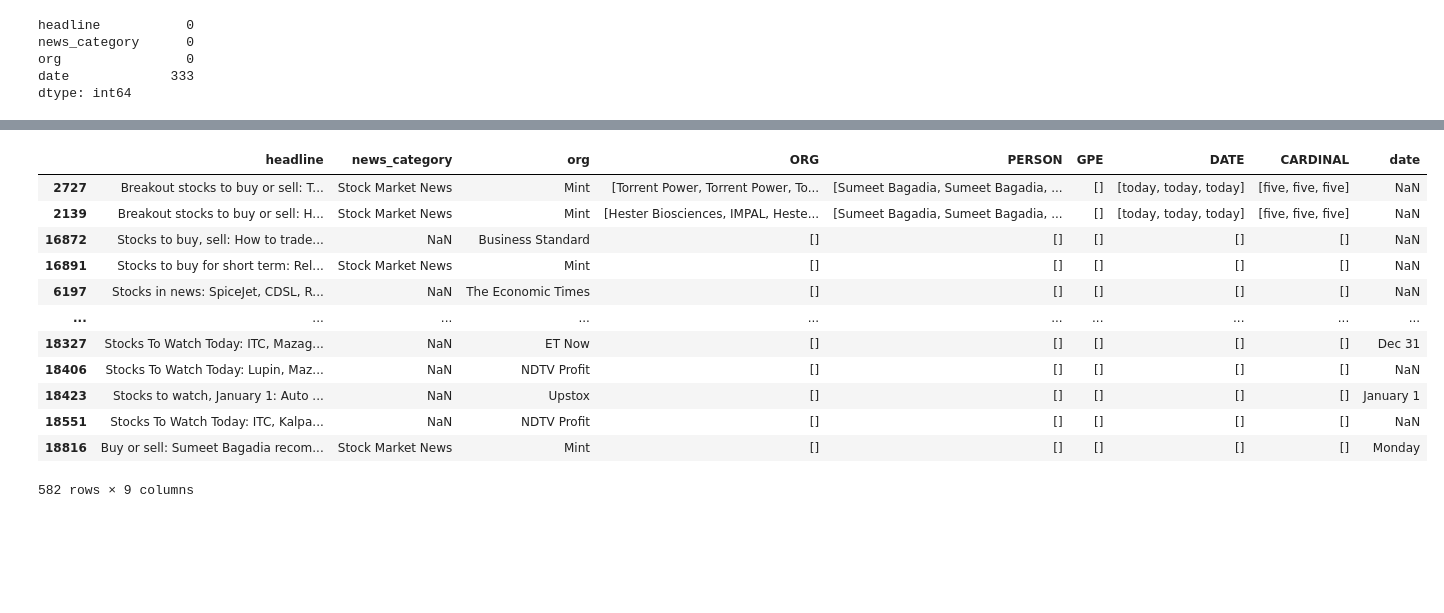
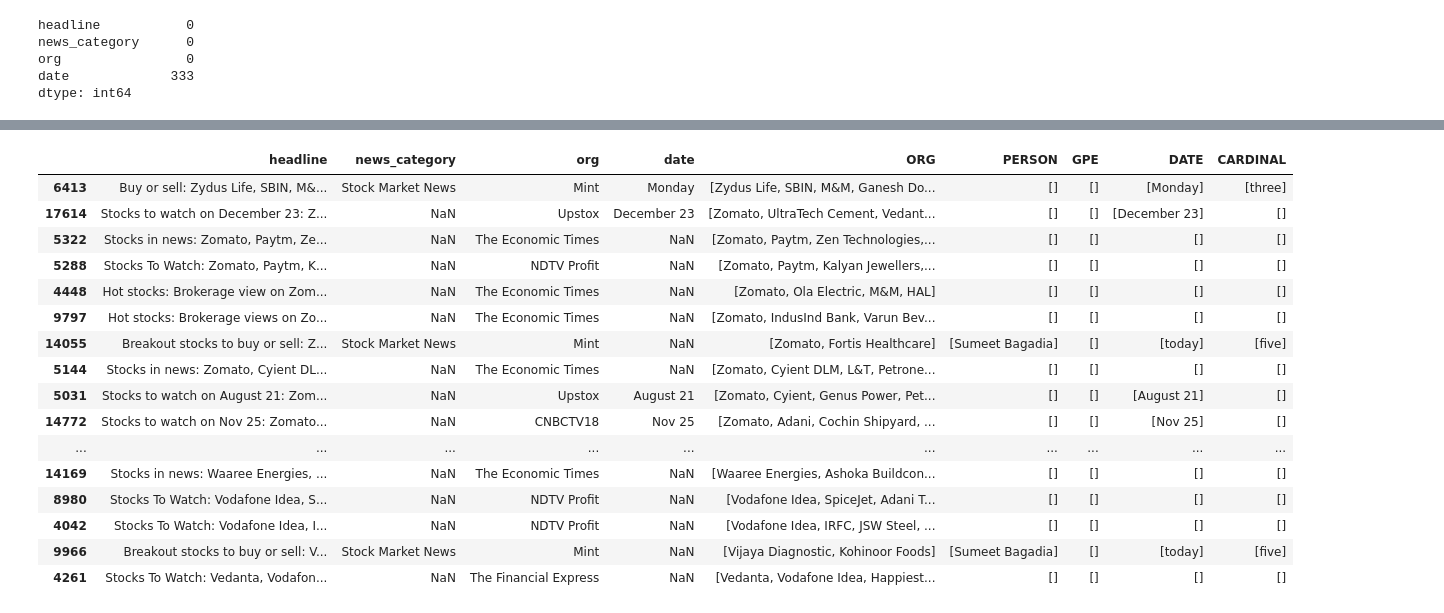
Before and after one commit to zafar0171/EDA-and-Stats, a Jupyter notebook: Documents/tf/MySql_code_CLeaned.ipynb, the cells around one changed output, grey strips where cells are left out. Drawn from its saved outputs; the diff is of its cells as text; code cells hidden in the pictures; blank space fills up the shorter version.

```diff
--- a/Documents/tf/MySql_code_CLeaned.ipynb
+++ b/Documents/tf/MySql_code_CLeaned.ipynb
@@ -678,0 +709,3 @@ AttributeError: 'Series' object has no attribute 'append'
+# %%
+filtered_data = new_df.loc[index_number]
+filtered_data.head(100)
@@ -793,0 +817,3 @@ AttributeError: 'Series' object has no attribute 'append'
+# %%
+filtered_data = new_df.loc[index_number]
+filtered_data.head(1)
@@ -794,3 +823,5 @@ AttributeError: 'Series' object has no attribute 'append'
+# %%
+filtered = filtered_data.copy()
 # %%
 import pandas as pd
 import spacy
@@ -800,22 +831,22 @@ from IPython.core.display import display, HTML
 #nlp = spacy.load("en_core_web_trf")
 
 # Sample DataFrame
-data = {
-    'headline': [
-        "Apple acquires a new company in California",
-        "Elon Musk plans to visit India in 2024",
-        "Google announces partnership with NASA",
-        "Bill Gates to donate $1 billion in 2025"
-    ]
-}
-filtered = pd.DataFrame(data)
+# data = {
+#     'headline': [
+#         "Apple acquires a new company in California",
+#         "Elon Musk plans to visit India in 2024",
+#         "Google announces partnership with NASA",
+#         "Bill Gates to donate $1 billion in 2025"
+#     ]
+# }
+# filtered = pd.DataFrame(data)
 
 # Define entity types to extract
 entity_types = ['ORG', 'PERSON', 'GPE', 'DATE', 'CARDINAL']
 
 # Add default empty list columns for each entity type
-for entity in entity_types:
-    filtered[entity] = [[] for _ in range(len(filtered))]
+#for entity in entity_types:
+#    filtered[entity] = [[] for _ in range(len(filtered))]
 
 # Extract entities and update DataFrame
 for index, headline in filtered['headline'].items():  # Updated to `items()`
@@ -827,9 +858,9 @@ for index, headline in filtered['headline'].items():  # Updated to `items()`
     display(HTML(rendered_html))  # Display rendered entities as HTML in a notebook
 
     # Extract entities and update DataFrame
-    for ent in doc.ents:
-        if ent.label_ in entity_types:
-            filtered.at[index, ent.label_].append(ent.text)
+   # for ent in doc.ents:
+    #    if ent.label_ in entity_types:
+    #        filtered.at[index, ent.label_].append(ent.text)
 
 # Display updated DataFrame
 print(filtered)
@@ -852,16 +955,20 @@ Bill Gates PERSON to donate $1 billion MONEY in 2025 DATE
 # %%
-filtered_data.sort_values(by = 'ORG',ascending = False)
+filtered_data.sort_values(by = 'ORG',ascending = False).head(20)
 # %% [output]
-|  | headline | news_category | org | ORG | PERSON | GPE | DATE | CARDINAL | date |
-| 2727 | Breakout stocks to buy or sell: T... | Stock Market News | Mint | [Torrent Power, Torrent Power, To... | [Sumeet Bagadia, Sumeet Bagadia, ... | [] | [today, today, today] | [five, five, five] | NaN |
-| 2139 | Breakout stocks to buy or sell: H... | Stock Market News | Mint | [Hester Biosciences, IMPAL, Heste... | [Sumeet Bagadia, Sumeet Bagadia, ... | [] | [today, today, today] | [five, five, five] | NaN |
-| 16872 | Stocks to buy, sell: How to trade... | NaN | Business Standard | [] | [] | [] | [] | [] | NaN |
-| 16891 | Stocks to buy for short term: Rel... | Stock Market News | Mint | [] | [] | [] | [] | [] | NaN |
-| 6197 | Stocks in news: SpiceJet, CDSL, R... | NaN | The Economic Times | [] | [] | [] | [] | [] | NaN |
+|  | headline | news_category | org | date | ORG | PERSON | GPE | DATE | CARDINAL |
+| 6413 | Buy or sell: Zydus Life, SBIN, M&... | Stock Market News | Mint | Monday | [Zydus Life, SBIN, M&M, Ganesh Do... | [] | [] | [Monday] | [three] |
+| 17614 | Stocks to watch on December 23: Z... | NaN | Upstox | December 23 | [Zomato, UltraTech Cement, Vedant... | [] | [] | [December 23] | [] |
+| 5322 | Stocks in news: Zomato, Paytm, Ze... | NaN | The Economic Times | NaN | [Zomato, Paytm, Zen Technologies,... | [] | [] | [] | [] |
+| 5288 | Stocks To Watch: Zomato, Paytm, K... | NaN | NDTV Profit | NaN | [Zomato, Paytm, Kalyan Jewellers,... | [] | [] | [] | [] |
+| 4448 | Hot stocks: Brokerage view on Zom... | NaN | The Economic Times | NaN | [Zomato, Ola Electric, M&M, HAL] | [] | [] | [] | [] |
+| 9797 | Hot stocks: Brokerage views on Zo... | NaN | The Economic Times | NaN | [Zomato, IndusInd Bank, Varun Bev... | [] | [] | [] | [] |
+| 14055 | Breakout stocks to buy or sell: Z... | Stock Market News | Mint | NaN | [Zomato, Fortis Healthcare] | [Sumeet Bagadia] | [] | [today] | [five] |
+| 5144 | Stocks in news: Zomato, Cyient DL... | NaN | The Economic Times | NaN | [Zomato, Cyient DLM, L&T, Petrone... | [] | [] | [] | [] |
+| 5031 | Stocks to watch on August 21: Zom... | NaN | Upstox | August 21 | [Zomato, Cyient, Genus Power, Pet... | [] | [] | [August 21] | [] |
+| 14772 | Stocks to watch on Nov 25: Zomato... | NaN | CNBCTV18 | Nov 25 | [Zomato, Adani, Cochin Shipyard, ... | [] | [] | [Nov 25] | [] |
 | ... | ... | ... | ... | ... | ... | ... | ... | ... | ... |
-| 18327 | Stocks To Watch Today: ITC, Mazag... | NaN | ET Now | [] | [] | [] | [] | [] | Dec 31 |
-| 18406 | Stocks To Watch Today: Lupin, Maz... | NaN | NDTV Profit | [] | [] | [] | [] | [] | NaN |
-| 18423 | Stocks to watch, January 1: Auto ... | NaN | Upstox | [] | [] | [] | [] | [] | January 1 |
-| 18551 | Stocks To Watch Today: ITC, Kalpa... | NaN | NDTV Profit | [] | [] | [] | [] | [] | NaN |
-| 18816 | Buy or sell: Sumeet Bagadia recom... | Stock Market News | Mint | [] | [] | [] | [] | [] | Monday |
+| 14169 | Stocks in news: Waaree Energies, ... | NaN | The Economic Times | NaN | [Waaree Energies, Ashoka Buildcon... | [] | [] | [] | [] |
+| 8980 | Stocks To Watch: Vodafone Idea, S... | NaN | NDTV Profit | NaN | [Vodafone Idea, SpiceJet, Adani T... | [] | [] | [] | [] |
+| 4042 | Stocks To Watch: Vodafone Idea, I... | NaN | NDTV Profit | NaN | [Vodafone Idea, IRFC, JSW Steel, ... | [] | [] | [] | [] |
+| 9966 | Breakout stocks to buy or sell: V... | Stock Market News | Mint | NaN | [Vijaya Diagnostic, Kohinoor Foods] | [Sumeet Bagadia] | [] | [today] | [five] |
+| 4261 | Stocks To Watch: Vedanta, Vodafon... | NaN | The Financial Express | NaN | [Vedanta, Vodafone Idea, Happiest... | [] | [] | [] | [] |
-582 rows × 9 columns
```
Also changed, not shown: parts of 45 cells of this notebook.
